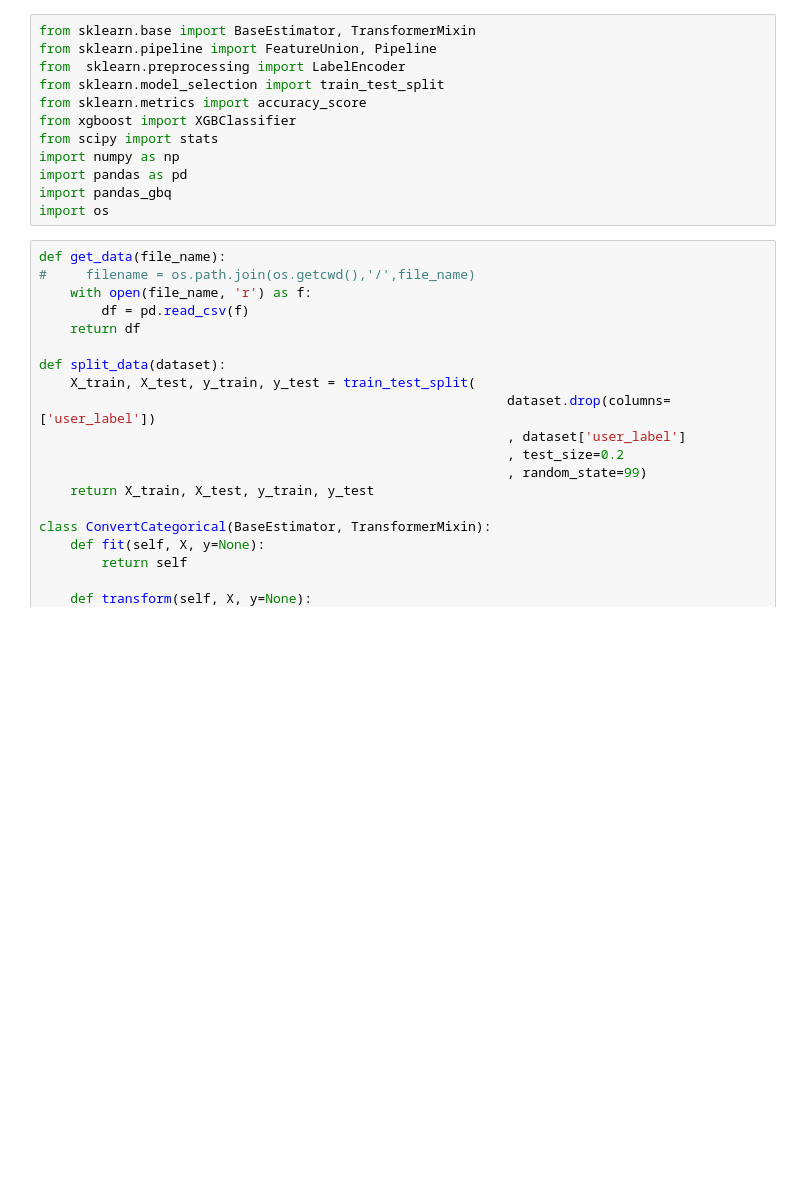
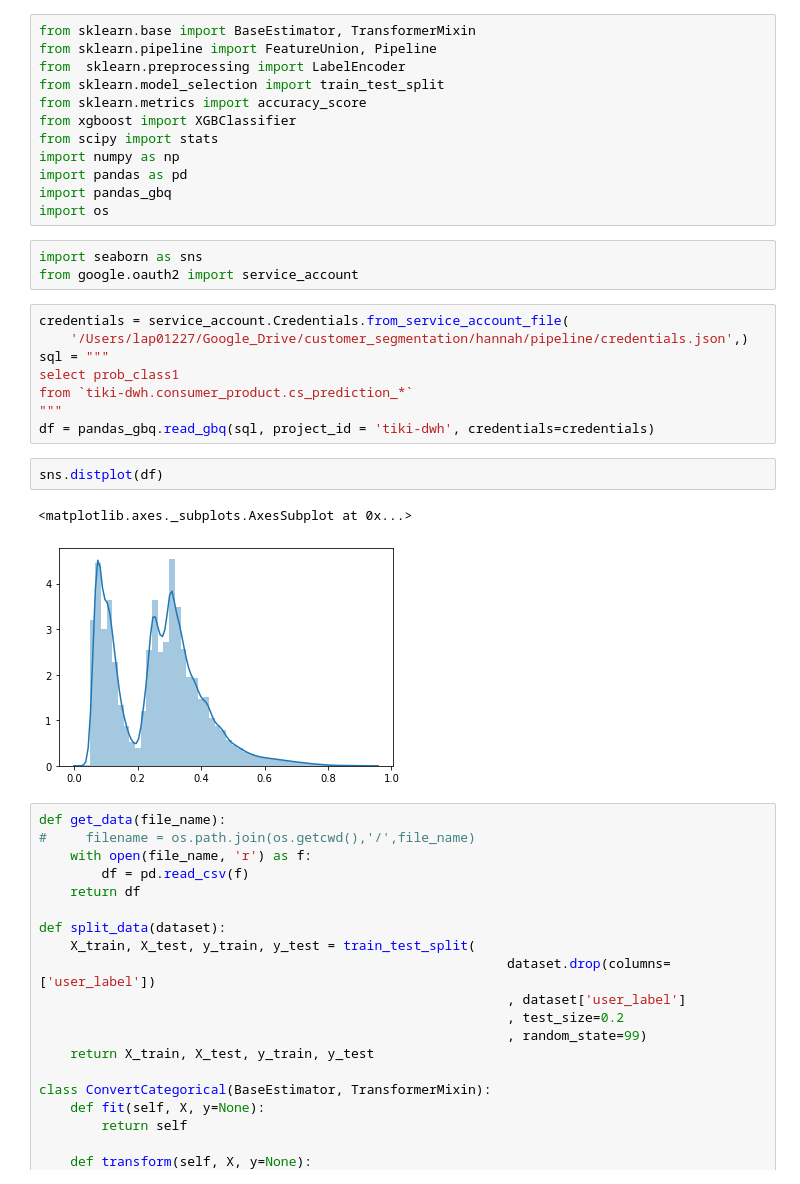
Before and after one commit to MrTToan/hannah, a Jupyter notebook: pipeline/exploration.ipynb, the cells around one changed output. Cells and saved outputs as stored; diff of their text form; blank space fills up the shorter version.

```diff
--- a/pipeline/exploration.ipynb
+++ b/pipeline/exploration.ipynb
@@ -10,6 +10,22 @@ import numpy as np
 import pandas as pd
 import pandas_gbq
 import os
+# %%
+import seaborn as sns
+from google.oauth2 import service_account
+# %%
+credentials = service_account.Credentials.from_service_account_file(
+    '/Users/lap01227/Google_Drive/customer_segmentation/hannah/pipeline/credentials.json',)
+sql = """
+select prob_class1
+from `tiki-dwh.consumer_product.cs_prediction_*`
+"""
+df = pandas_gbq.read_gbq(sql, project_id = 'tiki-dwh', credentials=credentials)
+# %%
+sns.distplot(df)
+# %% [output]
+<matplotlib.axes._subplots.AxesSubplot at 0x...>
+[figure, added]
 # %%
 def get_data(file_name):
 #     filename = os.path.join(os.getcwd(),'/',file_name)
```
Also changed, not shown: parts of 8 cells of this notebook, 3 other files.
